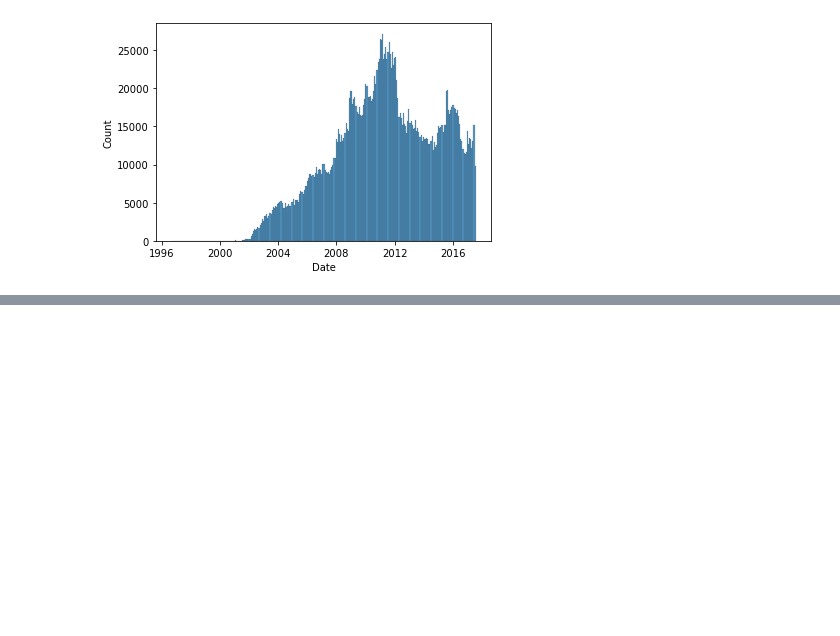
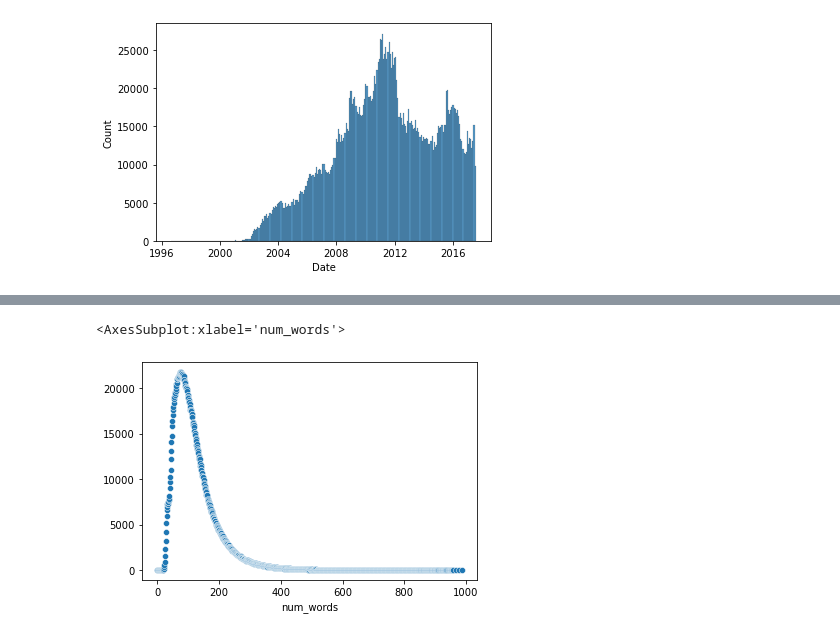
Before and after one commit to epfl-ada/ada-2022-project-rakijada, a Jupyter notebook: data_investigation.ipynb, the cells around one changed output, grey strips where cells are left out. Drawn from its saved outputs; the diff is of its cells as text; code cells hidden in the pictures; blank space fills up the shorter version.

Commit message:
update data investigation

```diff
--- a/data_investigation.ipynb
+++ b/data_investigation.ipynb
@@ -396,3 +416,12 @@ sns.histplot(data=reviews['Date'])
 # %% [output]
 <AxesSubplot:xlabel='Date', ylabel='Count'>
 [figure]
+# %%
+# 2.1 (provided code)
+
+def count_words_simple(x):
+    if x == None:
+        return 0
+    return len(x.split(" "))
+str_test = "How many words are here?"
+print(str_test, count_words_simple(str_test))
@@ -398,0 +430,2 @@ sns.histplot(data=reviews['Date'])
+# %%
+reviews['num_words'] = reviews['Text'].apply(lambda x: count_words_simple(x))
@@ -398,0 +470,5 @@ sns.histplot(data=reviews['Date'])
+# %%
+sns.scatterplot(data=reviews.groupby('num_words').size())
+# %% [output]
+<AxesSubplot:xlabel='num_words'>
+[figure, added]
```
Also changed, not shown: parts of 9 cells of this notebook.
